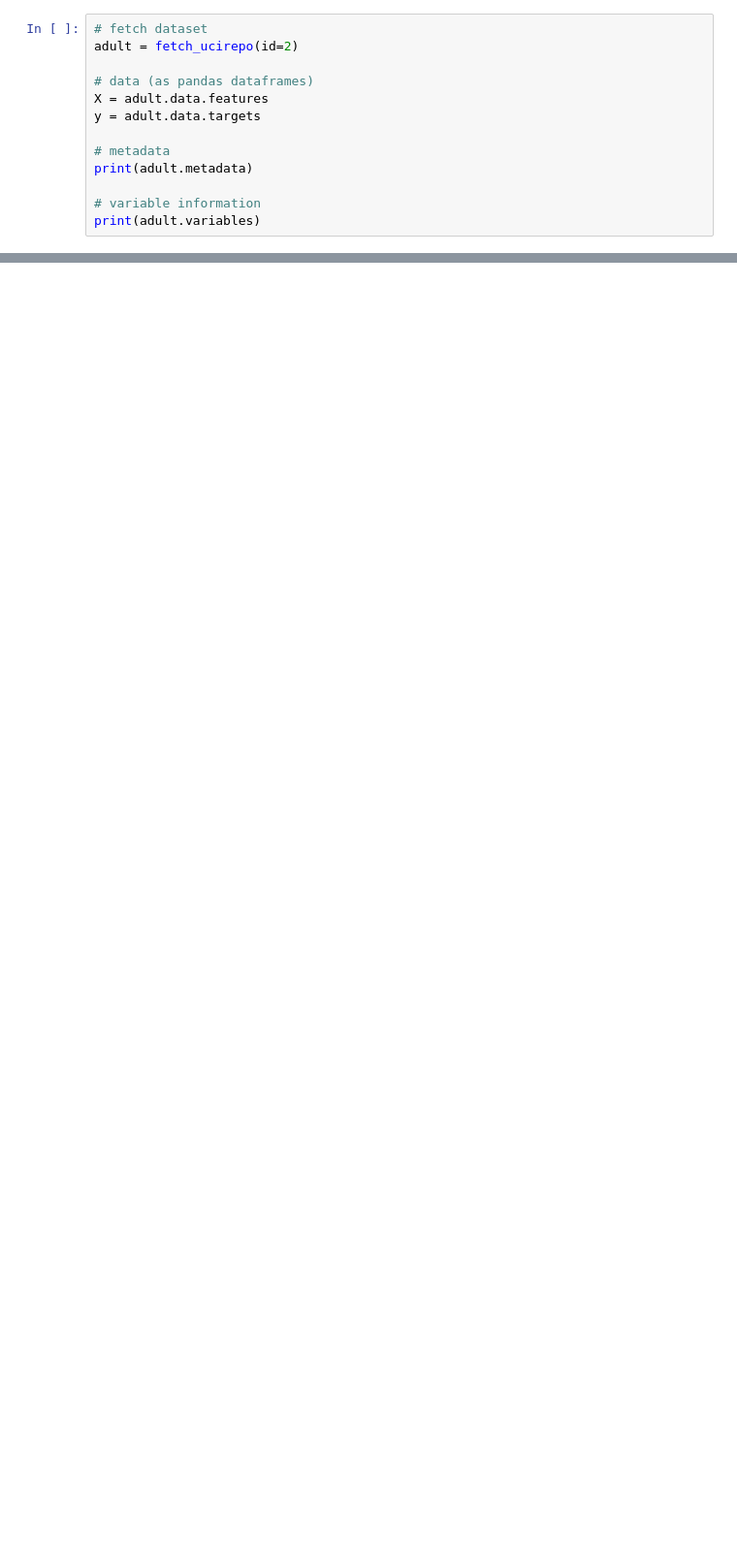
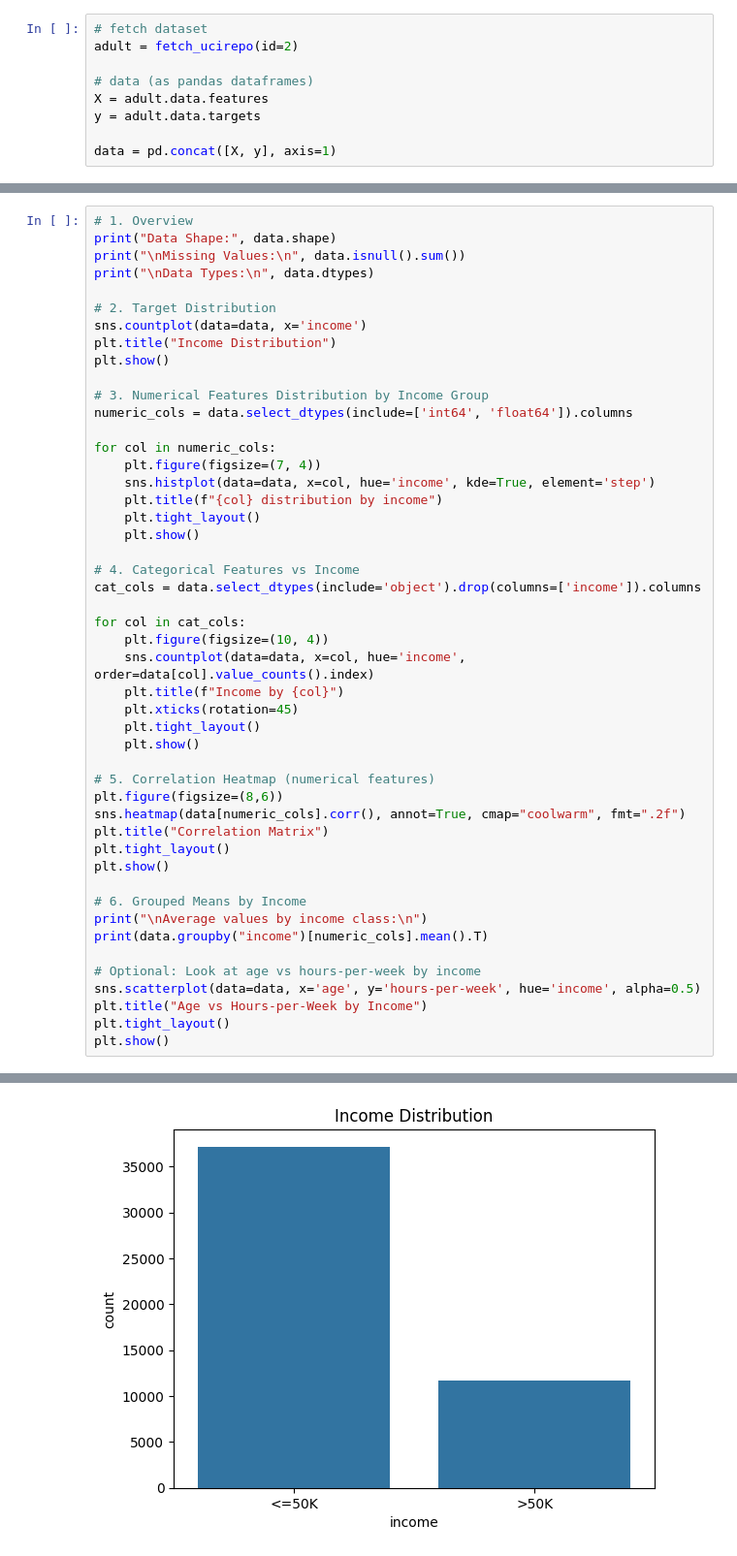
Before and after one commit to CarlPatel/ECS171_Team13, a Jupyter notebook: test_file.ipynb, the cells around one changed output, grey strips where cells are left out. Shown at 97% size. Saved outputs shown, nothing was run; the diff lists cells and outputs as text; blank space fills up the shorter version.

Commit message:
visuals

```diff
--- a/test_file.ipynb
+++ b/test_file.ipynb
@@ -8,8 +11,4 @@ adult = fetch_ucirepo(id=2)
 X = adult.data.features
 y = adult.data.targets
 
-# metadata
-print(adult.metadata)
-
-# variable information
-print(adult.variables)
+data = pd.concat([X, y], axis=1)
@@ -35,0 +15,49 @@ print(adult.variables)
+# %%
+# 1. Overview
+print("Data Shape:", data.shape)
+print("\nMissing Values:\n", data.isnull().sum())
+print("\nData Types:\n", data.dtypes)
+
+# 2. Target Distribution
+sns.countplot(data=data, x='income')
+plt.title("Income Distribution")
+plt.show()
+
+# 3. Numerical Features Distribution by Income Group
+numeric_cols = data.select_dtypes(include=['int64', 'float64']).columns
+
+for col in numeric_cols:
+    plt.figure(figsize=(7, 4))
+    sns.histplot(data=data, x=col, hue='income', kde=True, element='step')
+    plt.title(f"{col} distribution by income")
+    plt.tight_layout()
+    plt.show()
+
+# 4. Categorical Features vs Income
+cat_cols = data.select_dtypes(include='object').drop(columns=['income']).columns
+
+for col in cat_cols:
+    plt.figure(figsize=(10, 4))
+    sns.countplot(data=data, x=col, hue='income', order=data[col].value_counts().index)
+    plt.title(f"Income by {col}")
+    plt.xticks(rotation=45)
+    plt.tight_layout()
+    plt.show()
+
+# 5. Correlation Heatmap (numerical features)
+plt.figure(figsize=(8,6))
+sns.heatmap(data[numeric_cols].corr(), annot=True, cmap="coolwarm", fmt=".2f")
+plt.title("Correlation Matrix")
+plt.tight_layout()
+plt.show()
+
+# 6. Grouped Means by Income
+print("\nAverage values by income class:\n")
+print(data.groupby("income")[numeric_cols].mean().T)
+
+# Optional: Look at age vs hours-per-week by income
+sns.scatterplot(data=data, x='age', y='hours-per-week', hue='income', alpha=0.5)
+plt.title("Age vs Hours-per-Week by Income")
+plt.tight_layout()
+plt.show()
+# %% [output]
@@ -35,0 +81 @@ print(adult.variables)
+[figure, added]
```
Also changed, not shown: parts of 6 cells of this notebook.
